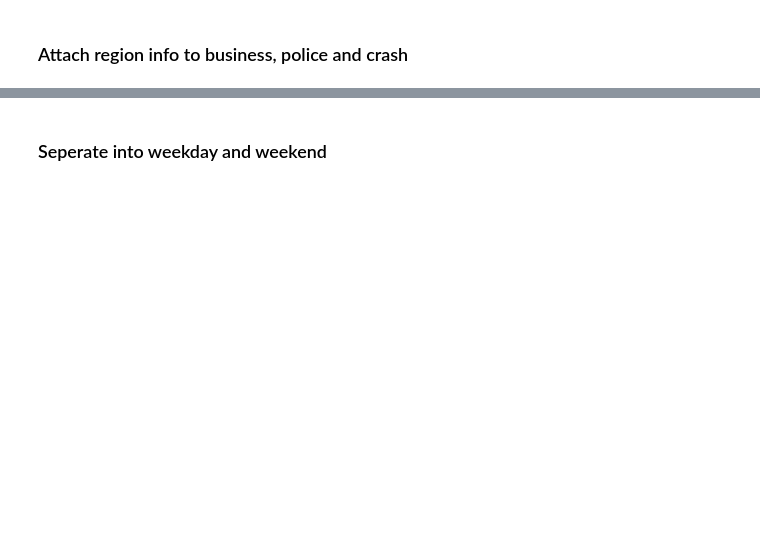
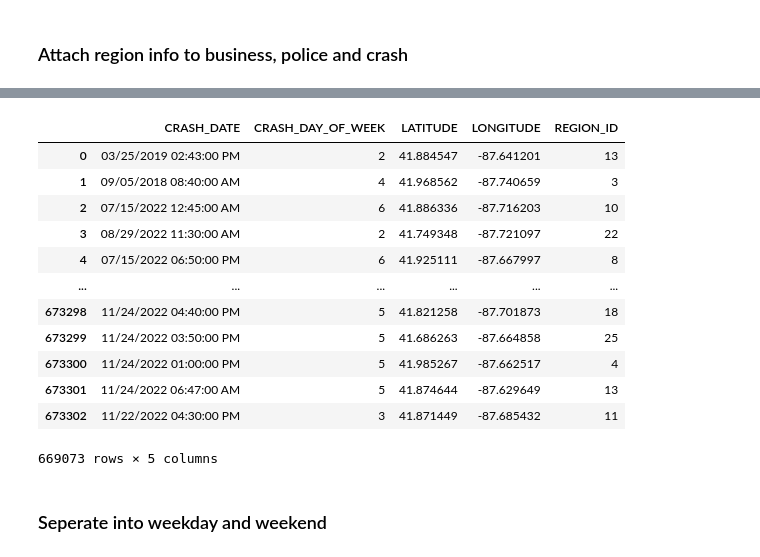
Before and after one commit to JackZihengChen/TE360, a Jupyter notebook: Final Project/Data Project Final.ipynb, the cells around one changed output, grey strips where cells are left out. Drawn from its saved outputs; the diff is of its cells as text; code cells hidden in the pictures; blank space fills up the shorter version.

```diff
--- a/Final Project/Data Project Final.ipynb
+++ b/Final Project/Data Project Final.ipynb
@@ -121,7 +132,7 @@ LONGITUDE    0
 dtype: int64
 23
 # %%
-crash_df_sub = crash_df[["CRASH_DATE", "CRASH_DAY_OF_WEEK", "LOCATION"]].reset_index(drop=True).dropna(axis=0)
+crash_df_sub = crash_df[["CRASH_DATE", "CRASH_DAY_OF_WEEK", "LATITUDE", "LONGITUDE"]].reset_index(drop=True).dropna(axis=0)
 print(crash_df_sub.isnull().sum().sort_values())
 print(len(crash_df_sub))
 # %% [output]
@@ -193,2 +201,19 @@ police_df_sub
+# %%
+attach_region(crash_df_sub)
+crash_df_sub
+# %% [output]
+|  | CRASH_DATE | CRASH_DAY_OF_WEEK | LATITUDE | LONGITUDE | REGION_ID |
+| 0 | 03/25/2019 02:43:00 PM | 2 | 41.884547 | -87.641201 | 13 |
+| 1 | 09/05/2018 08:40:00 AM | 4 | 41.968562 | -87.740659 | 3 |
+| 2 | 07/15/2022 12:45:00 AM | 6 | 41.886336 | -87.716203 | 10 |
+| 3 | 08/29/2022 11:30:00 AM | 2 | 41.749348 | -87.721097 | 22 |
+| 4 | 07/15/2022 06:50:00 PM | 6 | 41.925111 | -87.667997 | 8 |
+| ... | ... | ... | ... | ... | ... |
+| 673298 | 11/24/2022 04:40:00 PM | 5 | 41.821258 | -87.701873 | 18 |
+| 673299 | 11/24/2022 03:50:00 PM | 5 | 41.686263 | -87.664858 | 25 |
+| 673300 | 11/24/2022 01:00:00 PM | 5 | 41.985267 | -87.662517 | 4 |
+| 673301 | 11/24/2022 06:47:00 AM | 5 | 41.874644 | -87.629649 | 13 |
+| 673302 | 11/22/2022 04:30:00 PM | 3 | 41.871449 | -87.685432 | 11 |
+669073 rows × 5 columns
 # %% [markdown]
 ### Seperate into weekday and weekend
```
Also changed, not shown: parts of 82 cells of this notebook, 3 other files.
